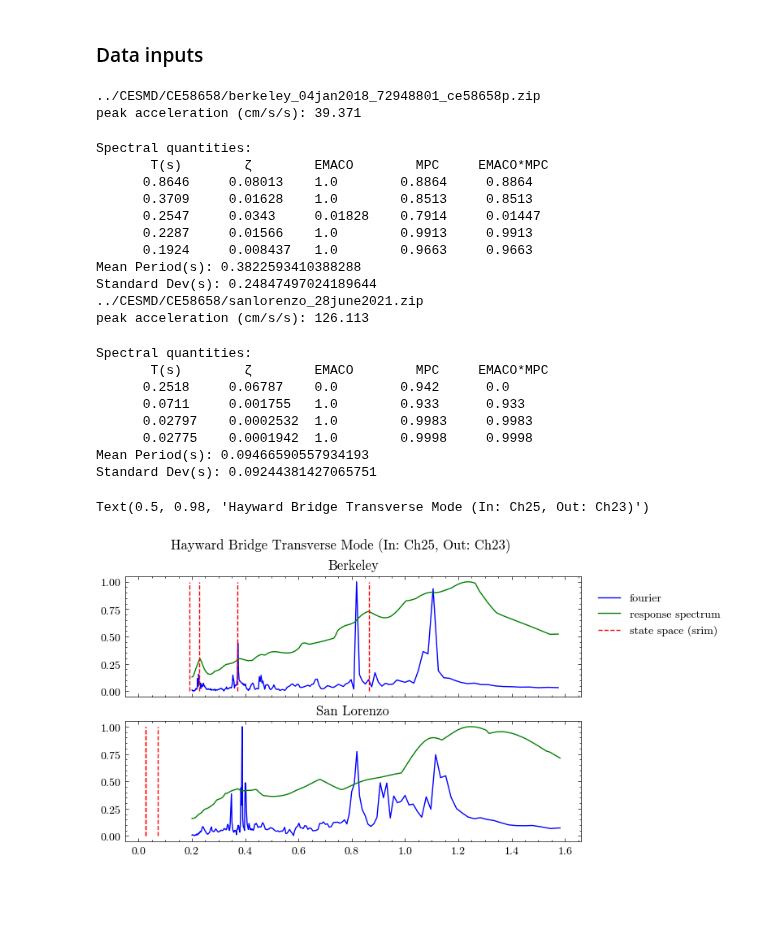
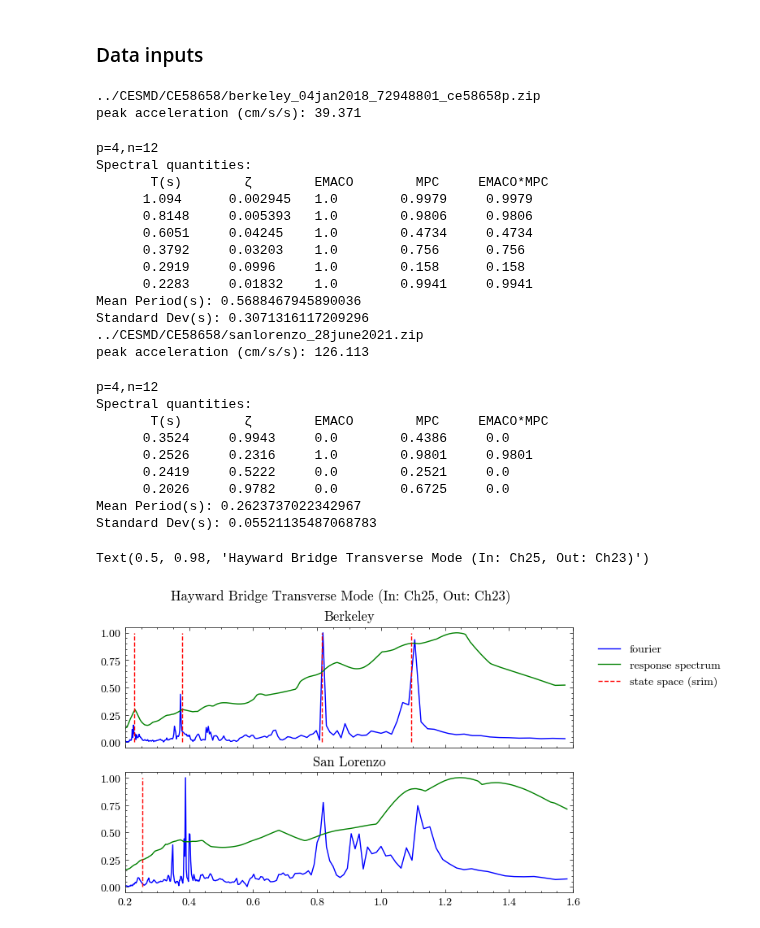
Before and after one commit to chrystalchern/mdof, a Jupyter notebook: studies/PeakPicking.ipynb, the cells around one changed output. Saved outputs shown, nothing was run; the diff lists cells and outputs as text; code cells hidden in the pictures; blank space fills up the shorter version.

```diff
--- a/studies/PeakPicking.ipynb
+++ b/studies/PeakPicking.ipynb
@@ -10,6 +10,9 @@ from ssid.utilities import Config, extract_channels, list_files, print_modes, mo
 directory = "../CESMD/CE58658/"
 # pattern = "sanlorenzo_28june2021.zip"
 pattern = "*[sb][ae][nr][lk]*"
+
+from pathlib import Path
+files = list(Path(directory).glob(pattern))
 # %%
 data_conf = Config()
 
@@ -25,7 +28,7 @@ data_conf.outputs = [23,13,15,20]
 # Set Parameters
 conf = Config()
 conf.m  = 500
-conf.prediction_horizon = 190
+conf.horizon = 190
 conf.nc = 190
 conf.order  = 12
 conf.a  = 0
@@ -35,10 +38,9 @@ conf.g  = 3
 conf.period_band = (0.2,1.6)
 conf.damping = 0.06
 conf.pseudo = True
+conf.outlook = 190
 # %%
-files = list(list_files(directory, pattern))
 event_names = ["Berkeley", "San Lorenzo"]
-# event_names = [str(file) for file in files]
 event_modes = []
 from matplotlib import pyplot as plt
 file_axes = {}
@@ -55,50 +57,54 @@ for i, file in enumerate(files):
     try:
         event = quakeio.read(file, exclusions=["*filter*", "*date*"])
         print("peak acceleration (cm/s/s):", event["peak_accel"])
-        inputs, dt = extract_channels(event, data_conf["inputs"])
-        outpts, dt = extract_channels(event, data_conf["outputs"])
-        conf.decimation = 1 # decimation factor
+        inputs, dt = extract_channels(event, data_conf.inputs)
+        outpts, dt = extract_channels(event, data_conf.outputs)
+        conf.decimation = 8 # decimation factor for state space method
         realization = ssid.system(method=method, inputs=inputs, outputs=outpts, threads=18, chunk=200, **conf)
     except Exception as e:
         # raise e
         print(e)
         continue
-    ss_modes = modal.system_modes(realization,dt,conf.decimation,nt=inputs.shape[1])
+    ss_modes = modal.system_modes(realization,dt,**conf)
     event_modes.append(list(ss_modes.values()))
     print_modes(ss_modes)
-    conf.decimation = 1
+    conf.decimation = 1 # decimation factor for transfer function method
     periods, amplitudes = spec.fourier_transfer(inputs=inputs[0], outputs=outpts[0], step=dt, **conf)
     amplitudes = amplitudes/max(amplitudes)
     ax.plot(periods, amplitudes, label=["fourier" if i==0 else None][0], color="blue") #, alpha = (1/(len(files)+2))*(i+1))
     periods, amplitudes = spec.response_transfer(inputs=inputs[0], outputs=outpts[0], step=dt, periods=periods, threads=8, **conf)
     amplitudes = amplitudes/max(amplitudes)
     ax.plot(periods, amplitudes, label=["response spectrum" if i==0 else None][0], color="green") #, alpha = (1/(len(files)+2))*(i+1))
     ax.vlines([1/value["freq"] for value in ss_modes.values() if value["energy_condensed_emaco"]>0.5 and value["mpc"]>0.5], 0, 1, color='r', linestyles='dashed', label=[f"state space ({method})" if i==0 else None][0])
+    ax.set_xlim(conf.period_band)
     ax.set_title(event_names[i])
 fig.legend(bbox_to_anchor=(1.3,0.85))
 event_frequencies = mode_statistics(event_modes, "freq")
 fig.suptitle(title)
 # %% [output]
 ../CESMD/CE58658/berkeley_04jan2018_72948801_ce58658p.zip
 peak acceleration (cm/s/s): 39.371
+p=4,n=12
 Spectral quantities:
        T(s)        ζ        EMACO        MPC     EMACO*MPC
-      0.8646     0.08013    1.0        0.8864     0.8864
-      0.3709     0.01628    1.0        0.8513     0.8513
-      0.2547     0.0343     0.01828    0.7914     0.01447
-      0.2287     0.01566    1.0        0.9913     0.9913
-      0.1924     0.008437   1.0        0.9663     0.9663
-Mean Period(s): 0.3822593410388288
-Standard Dev(s): 0.24847497024189644
+      1.094      0.002945   1.0        0.9979     0.9979
+      0.8148     0.005393   1.0        0.9806     0.9806
+      0.6051     0.04245    1.0        0.4734     0.4734
+      0.3792     0.03203    1.0        0.756      0.756
+      0.2919     0.0996     1.0        0.158      0.158
+      0.2283     0.01832    1.0        0.9941     0.9941
+Mean Period(s): 0.5688467945890036
+Standard Dev(s): 0.3071316117209296
 ../CESMD/CE58658/sanlorenzo_28june2021.zip
 peak acceleration (cm/s/s): 126.113
+p=4,n=12
 Spectral quantities:
        T(s)        ζ        EMACO        MPC     EMACO*MPC
-      0.2518     0.06787    0.0        0.942      0.0
-      0.0711     0.001755   1.0        0.933      0.933
-      0.02797    0.0002532  1.0        0.9983     0.9983
-      0.02775    0.0001942  1.0        0.9998     0.9998
-Mean Period(s): 0.09466590557934193
-Standard Dev(s): 0.09244381427065751
+      0.3524     0.9943     0.0        0.4386     0.0
+      0.2526     0.2316     1.0        0.9801     0.9801
+      0.2419     0.5222     0.0        0.2521     0.0
+      0.2026     0.9782     0.0        0.6725     0.0
+Mean Period(s): 0.2623737022342967
+Standard Dev(s): 0.05521135487068783
 Text(0.5, 0.98, 'Hayward Bridge Transverse Mode (In: Ch25, Out: Ch23)')
-[figure, old version]
+[figure, new version]
```
Also changed, not shown: parts of 1 cell of this notebook, 24 other files.
